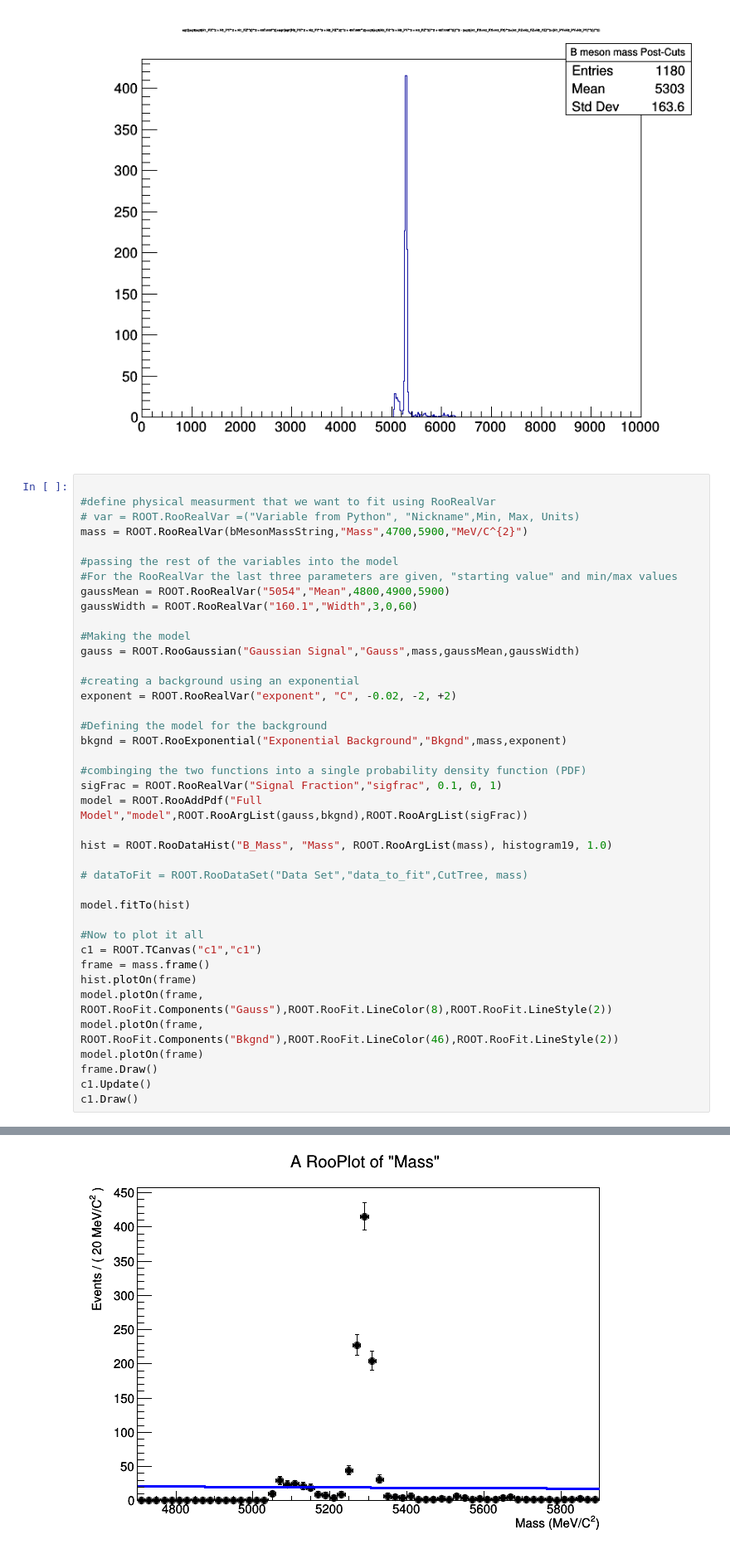
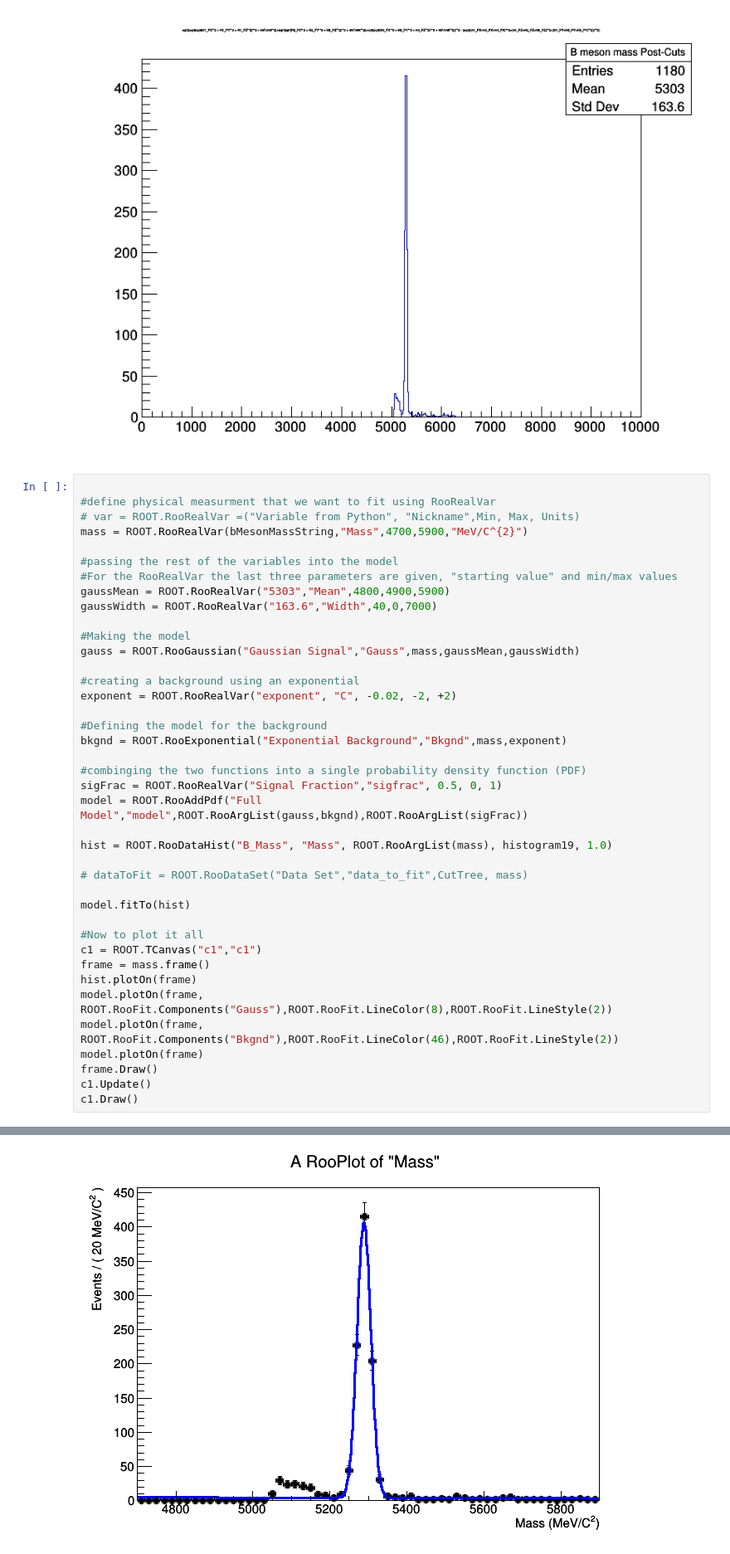
Before and after one commit to alexanderleonidas/PRA3024-Big-Data-in-Physics, a Jupyter notebook: week 4/LHCb_Part_1_&_Exercise_Answers.ipynb, the cells around one changed output, grey strips where cells are left out. Shown at 83% size. Drawn from its saved outputs; the diff is of its cells as text.

```diff
--- a/week 4/LHCb_Part_1_&_Exercise_Answers.ipynb
+++ b/week 4/LHCb_Part_1_&_Exercise_Answers.ipynb
@@ -445,8 +445,8 @@ mass = ROOT.RooRealVar(bMesonMassString,"Mass",4700,5900,"MeV/C^{2}")
 
 #passing the rest of the variables into the model
 #For the RooRealVar the last three parameters are given, "starting value" and min/max values
-gaussMean = ROOT.RooRealVar("5054","Mean",4800,4900,5900)
-gaussWidth = ROOT.RooRealVar("160.1","Width",3,0,60)
+gaussMean = ROOT.RooRealVar("5303","Mean",4800,4900,5900)
+gaussWidth = ROOT.RooRealVar("163.6","Width",40,0,7000)
 
 #Making the model
 gauss = ROOT.RooGaussian("Gaussian Signal","Gauss",mass,gaussMean,gaussWidth)
@@ -458,7 +458,7 @@ exponent = ROOT.RooRealVar("exponent", "C", -0.02, -2, +2)
 bkgnd = ROOT.RooExponential("Exponential Background","Bkgnd",mass,exponent)
 
 #combinging the two functions into a single probability density function (PDF)
-sigFrac = ROOT.RooRealVar("Signal Fraction","sigfrac", 0.1, 0, 1)
+sigFrac = ROOT.RooRealVar("Signal Fraction","sigfrac", 0.5, 0, 1)
 model = ROOT.RooAddPdf("Full Model","model",ROOT.RooArgList(gauss,bkgnd),ROOT.RooArgList(sigFrac))
 
 hist = ROOT.RooDataHist("B_Mass", "Mass", ROOT.RooArgList(mass), histogram19, 1.0)
@@ -495,5 +495,5 @@ c1.Draw()
 [#1] INFO:Minization -- RooMinimizer::optimizeConst: deactivating const optimization
 [#0] ERROR:Plotting -- RooAbsPdf::plotOn(Full Model) ERROR: component selection expression 'Gauss' does not select any components of p.d.f.
 [#0] ERROR:Plotting -- RooAbsPdf::plotOn(Full Model) ERROR: component selection expression 'Bkgnd' does not select any components of p.d.f.
 Warning in <TCanvas::Constructor>: Deleting canvas with same name: c1
-[figure, old version]
+[figure, new version]
```
Also changed, not shown: parts of 1 cell of this notebook.
